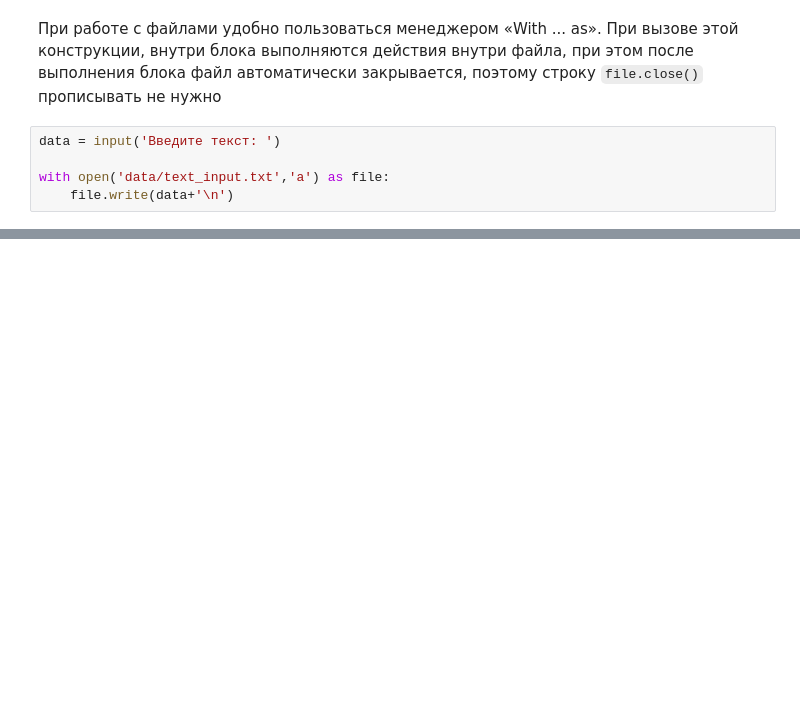
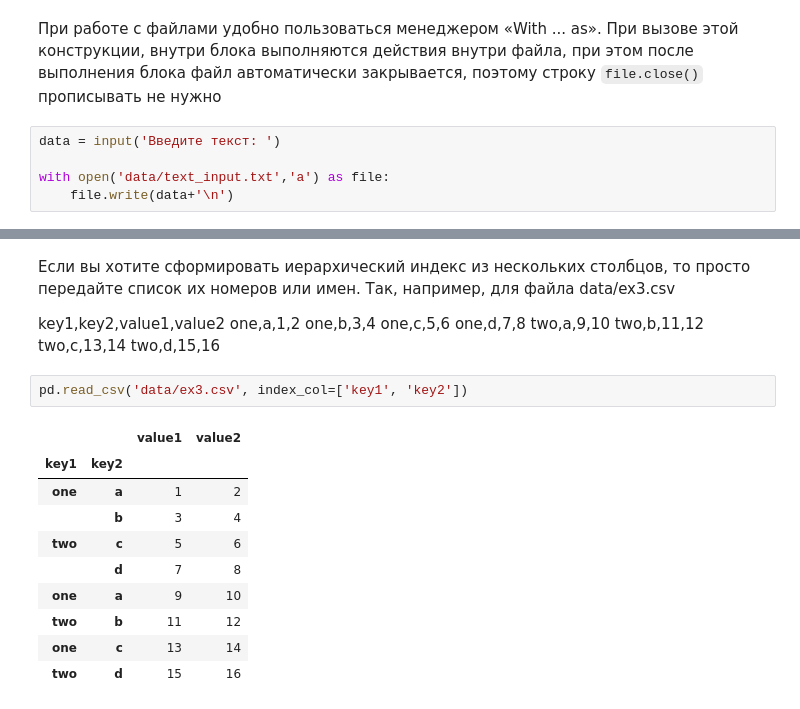
Before and after one commit to MilyutinNA/iate, a Jupyter notebook: lectures/10.ipynb, the cells around one changed output, grey strips where cells are left out. Saved outputs shown, nothing was run; the diff lists cells and outputs as text; blank space fills up the shorter version.

```diff
--- a/lectures/10.ipynb
+++ b/lectures/10.ipynb
@@ -53,0 +112,25 @@ with open('data/text_input.txt','a') as file:
+# %% [markdown]
+Если вы хотите сформировать иерархический индекс из нескольких столбцов, то просто передайте список их номеров или имен. Так, например, для файла data/ex3.csv
+
+key1,key2,value1,value2
+one,a,1,2
+one,b,3,4
+one,c,5,6
+one,d,7,8
+two,a,9,10
+two,b,11,12
+two,c,13,14
+two,d,15,16
+# %%
+pd.read_csv('data/ex3.csv', index_col=['key1', 'key2'])
+# %% [output]
+|  |  | value1 | value2 |
+| key1 | key2 |  |  |
+| one | a | 1 | 2 |
+|  | b | 3 | 4 |
+| two | c | 5 | 6 |
+|  | d | 7 | 8 |
+| one | a | 9 | 10 |
+| two | b | 11 | 12 |
+| one | c | 13 | 14 |
+| two | d | 15 | 16 |
```
Also changed, not shown: parts of 53 cells of this notebook, 15 other files.
